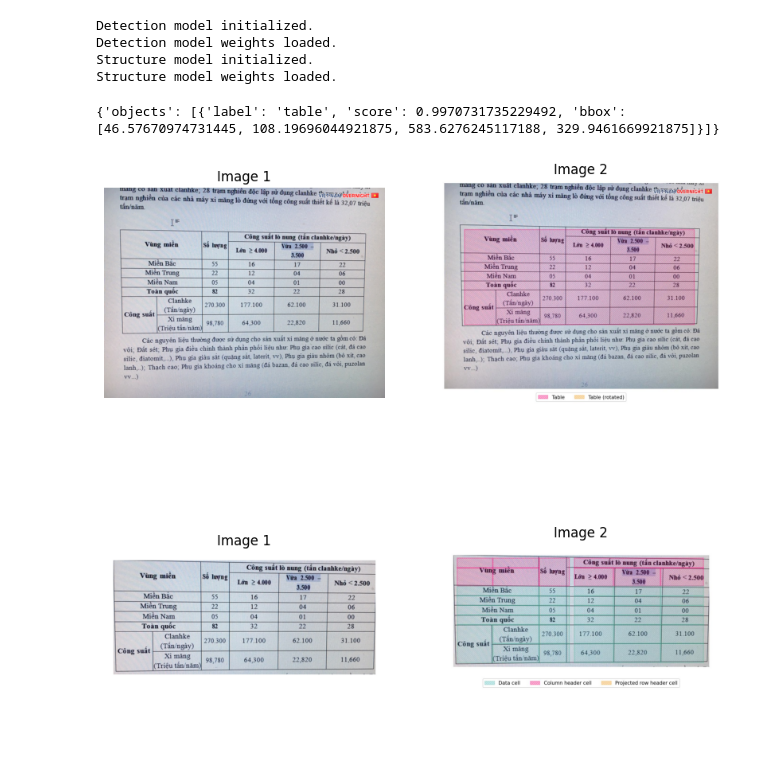
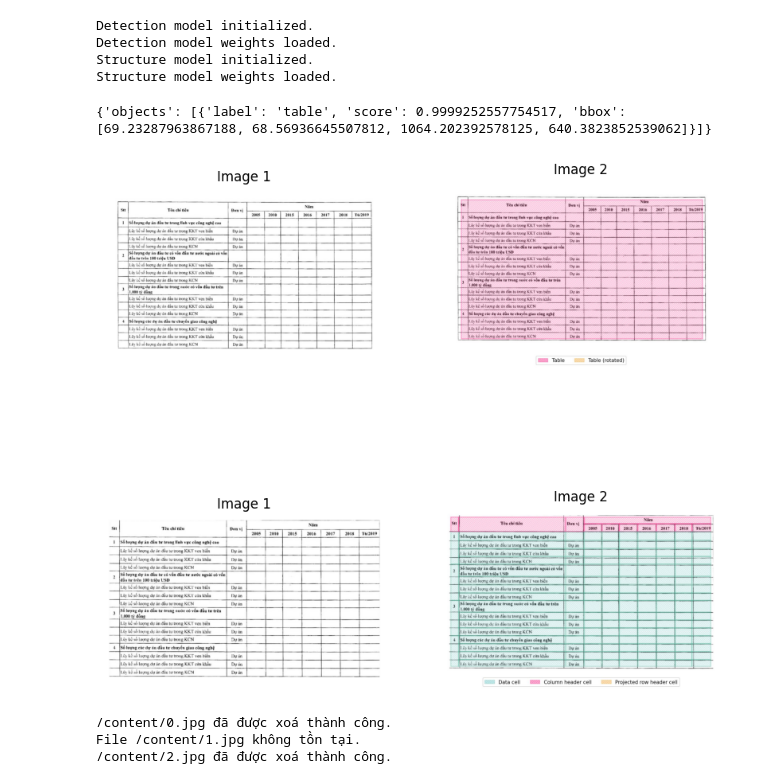
Before and after one commit to HoanChan/TableVision, a Jupyter notebook: Pubtables_Detect.ipynb, the cells around one changed output. Drawn from its saved outputs; the diff is of its cells as text; code cells hidden in the pictures; blank space fills up the shorter version.

```diff
--- a/Pubtables_Detect.ipynb
+++ b/Pubtables_Detect.ipynb
@@ -54,18 +54,18 @@ combine_pth_files("/content/TableVision/models/pubtables1m_structure_detr_r18.pt
 # %%
 import sys
 # Thêm đường dẫn đến thư mục 'src' vào danh sách đường dẫn
-sys.path.append('/content/TableVision/')
-sys.path.append('/content/table-transformer/')
-sys.path.append('/content/table-transformer/src/')
-sys.path.append('/content/table-transformer/detr/')
+# sys.path.append('/content/TableVision/')
+sys.path.append('/content/Pubtables-1M/')
+sys.path.append('/content/Pubtables-1M/src/')
+sys.path.append('/content/Pubtables-1M/detr/')
 
 from src.inference import TableExtractionPipeline
 
 # Create inference pipeline
-pipe = TableExtractionPipeline(det_config_path='/content/table-transformer/src/detection_config.json',
-                               det_model_path='/content/TableVision/models/pubtables1m_detection_detr_r18.pth', det_device='cuda',
-                               str_config_path='/content/table-transformer/src/structure_config.json',
-                               str_model_path='/content/TableVision/models/pubtables1m_structure_detr_r18.pth', str_device='cuda')
+pipe = TableExtractionPipeline(det_config_path='/content/Pubtables-1M/src/detection_config.json',
+                               det_model_path='/content/TableVision/models/pubtables1m_detection_detr_r18.pth', det_device='cpu',
+                               str_config_path='/content/Pubtables-1M/src/structure_config.json',
+                               str_model_path='/content/TableVision/models/pubtables1m_structure_detr_r18.pth', str_device='cpu')
 # %% [output]
 Downloading: "https://download.pytorch.org/models/resnet18-f37072fd.pth" to /root/.cache/torch/hub/checkpoints/resnet18-f37072fd.pth
 Detection model initialized.
@@ -172,6 +172,7 @@ def detectTable(pipe, img_path):
   visualize_detected_tables(img, extracted_tables['objects'], "/content/0.jpg")
   img_tables = Image.open("/content/0.jpg")
   img_data = [(img, img_tables)]
+  cellsDatas = []
   for index, objects in enumerate(extracted_tables['objects']):
     bbox = objects['bbox']
     cropped_img = crop(img, bbox, 10, 20)
@@ -182,6 +183,7 @@ def detectTable(pipe, img_path):
     visualize_cells(cropped_img, cells[0], "/content/2.jpg")
     img_cell = Image.open('/content/2.jpg')
     img_data += [(cropped_img, img_cell)]
+    cellsDatas += [(cropped_img, extracted_cell)]
 
   num_img = 1 + len(img_data)
 
@@ -202,8 +204,12 @@ def detectTable(pipe, img_path):
   deleteFile("/content/0.jpg")
   deleteFile("/content/1.jpg")
   deleteFile("/content/2.jpg")
+  return cellsDatas
 # %%
-detectTable(pipe, "/content/TableVision/sample/vn0.jpg")
+cellsDatas = detectTable(pipe, "/content/TableVision/sample/vn1.jpg")
 # %% [output]
-{'objects': [{'label': 'table', 'score': 0.9970731735229492, 'bbox': [46.57670974731445, 108.19696044921875, 583.6276245117188, 329.9461669921875]}]}
+{'objects': [{'label': 'table', 'score': 0.9999252557754517, 'bbox': [69.23287963867188, 68.56936645507812, 1064.202392578125, 640.3823852539062]}]}
-[figure, old version]
+[figure, new version]
+/content/0.jpg đã được xoá thành công.
+File /content/1.jpg không tồn tại.
+/content/2.jpg đã được xoá thành công.
```
Also changed, not shown: parts of 17 cells of this notebook, 1 other file.
